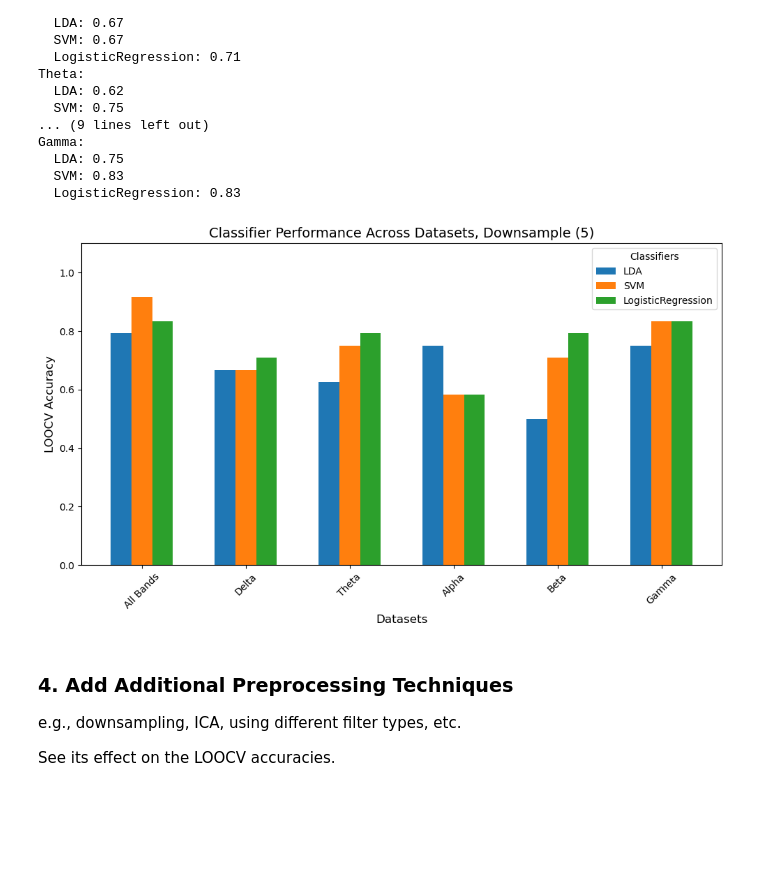
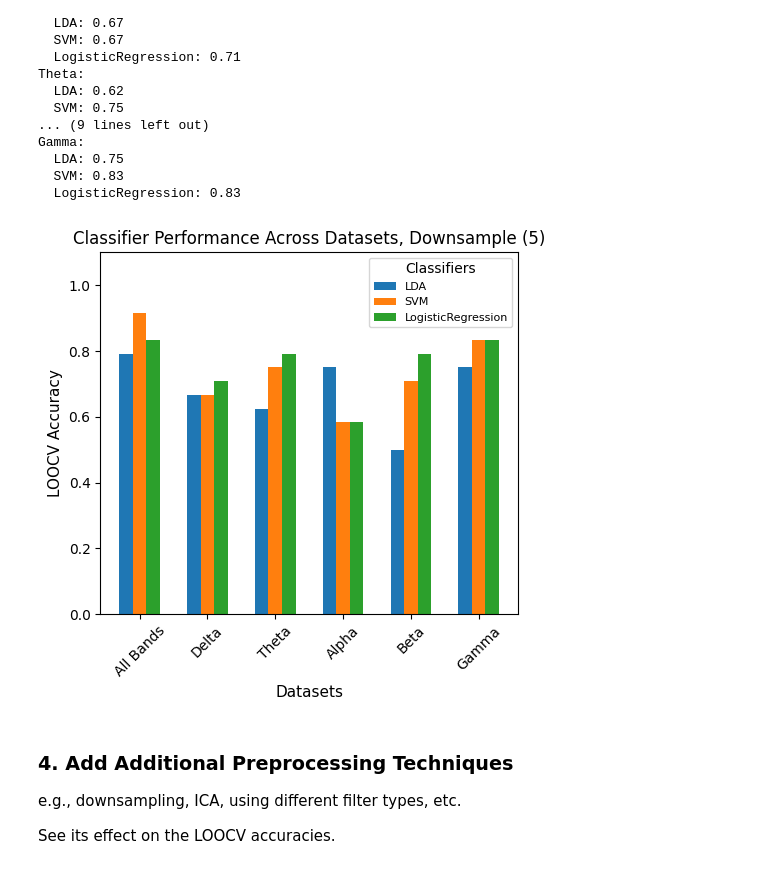
Before and after one commit to michaela10c/neurofeedback_analysis_pipeline, a Jupyter notebook: EEG_Data_Analysis_Pipeline.ipynb, the cells around one changed output. Saved outputs shown, nothing was run; the diff lists cells and outputs as text; code cells hidden in the pictures; blank space fills up the shorter version.

Commit message:
You can run all codes without encountering error. Resized figure

```diff
--- a/EEG_Data_Analysis_Pipeline.ipynb
+++ b/EEG_Data_Analysis_Pipeline.ipynb
@@ -141,6 +141,7 @@ def freq_bands(easy_trials, hard_trials, downsample_rate = 1):
     return band_data
 # %%
 # Example: Access Delta band data for Easy trials
+band_data = freq_bands(easy_trials, hard_trials)
 delta_easy_trials = band_data["Delta"]["Easy"]
 delta_hard_trials = band_data["Delta"]["Hard"]
 # %% [markdown]
@@ -302,35 +303,35 @@ Gamma:
 # %%
 # Plot classifier results
 
 # Function to plot classifier results
 def plot_results(results, downsample_rate):
     datasets = list(results.keys())
     classifiers = list(next(iter(results.values())).keys())
 
     # Prepare data for plotting
     accuracies = np.array([[results[dataset][clf] for clf in classifiers] for dataset in datasets])
     bar_width = 0.2  # Width of each bar
     x = np.arange(len(datasets))  # Position of datasets on x-axis
 
     # Plot bars for each classifier
-    plt.figure(figsize=(10, 6))
+    plt.figure(figsize=(5, 5))
     for i, clf in enumerate(classifiers):
         plt.bar(x + i * bar_width, accuracies[:, i], width=bar_width, label=clf)
 
     # Add labels, title, and legend
-    plt.xlabel("Datasets", fontsize=12)
-    plt.ylabel("LOOCV Accuracy", fontsize=12)
-    plt.title(f"Classifier Performance Across Datasets, Downsample ({downsample_rate})", fontsize=14)
+    plt.xlabel("Datasets", fontsize=11)
+    plt.ylabel("LOOCV Accuracy", fontsize=11)
+    plt.title(f"Classifier Performance Across Datasets, Downsample ({downsample_rate})", fontsize=12)
     plt.xticks(x + bar_width, datasets, rotation=45, fontsize=10)
     plt.ylim(0, 1.1)  # Accuracy ranges from 0 to 1
-    plt.legend(title="Classifiers", fontsize=10)
+    plt.legend(title="Classifiers", fontsize=8)
     plt.tight_layout()
     plt.show()
 
 # Call the function to plot results
 plot_results(results, 5)
 # %% [output]
-[figure, old version]
+[figure, new version]
 # %% [markdown]
 ### 4. Add Additional Preprocessing Techniques
 
```
Also changed, not shown: parts of 1 cell of this notebook.
